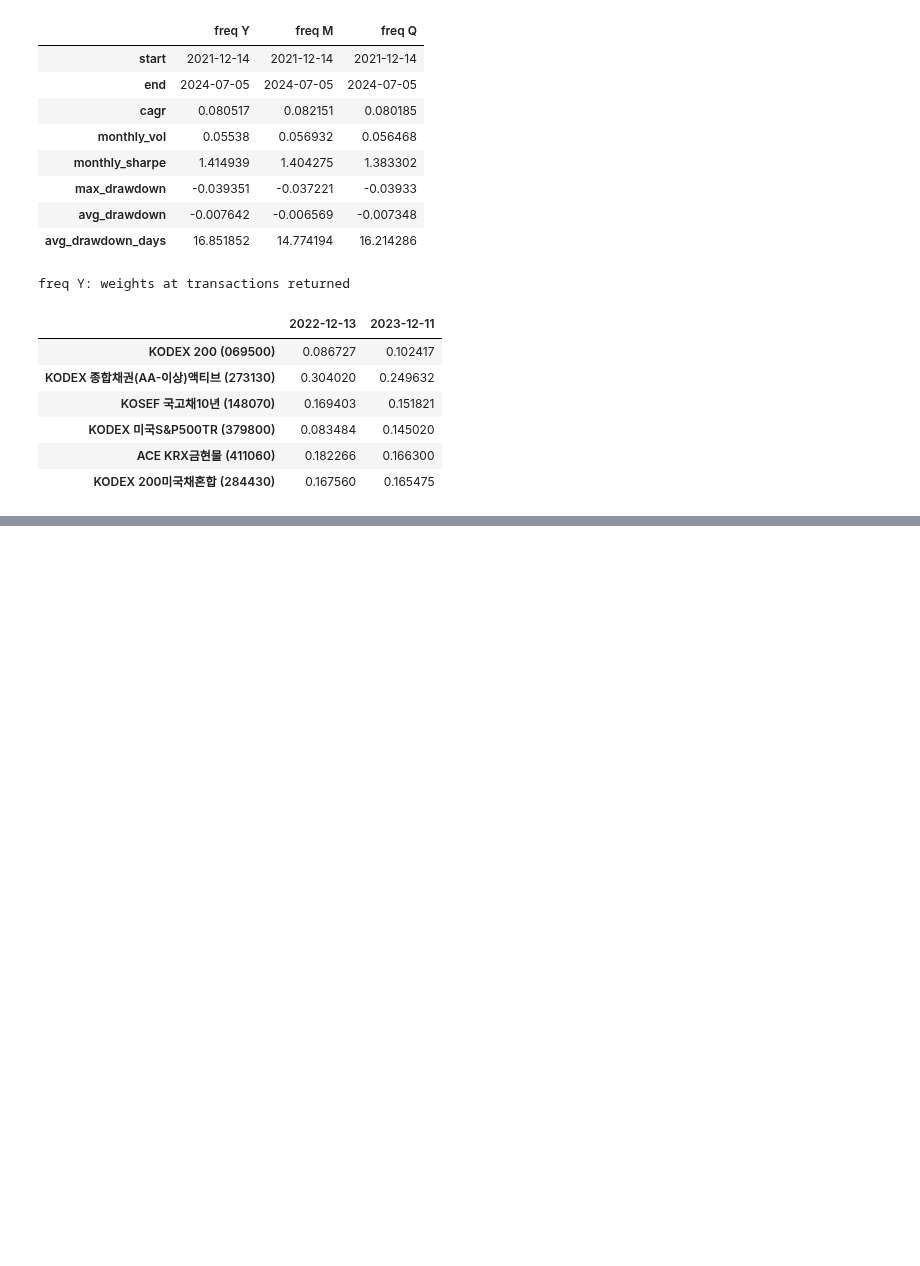
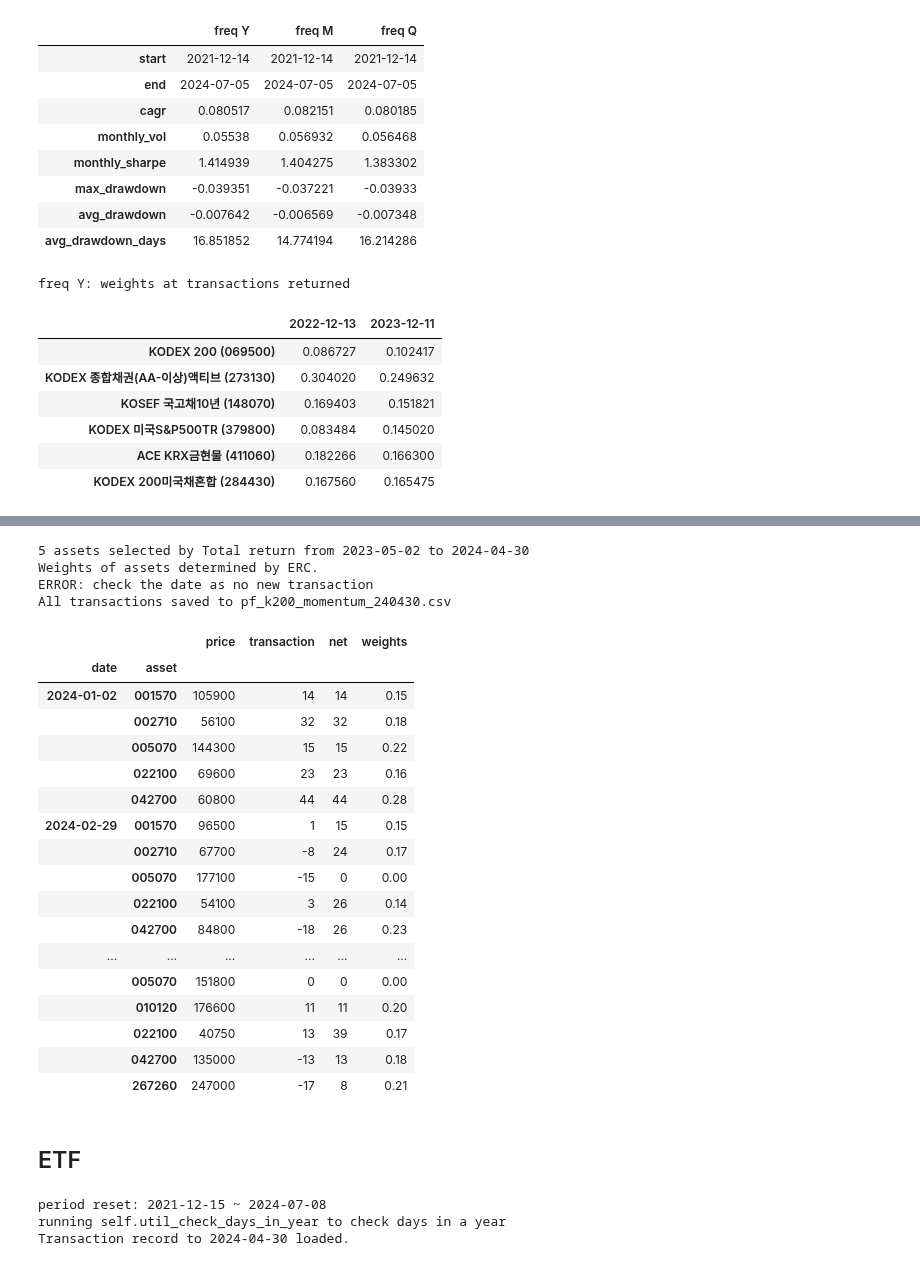
Before and after one commit to lbk209/portfolio, a Jupyter notebook: Asset_Management.ipynb, the cells around one changed output, grey strips where cells are left out. Cells and saved outputs as stored; diff of their text form; code cells hidden in the pictures; blank space fills up the shorter version.

```diff
--- a/Asset_Management.ipynb
+++ b/Asset_Management.ipynb
@@ -11,6 +11,7 @@ metrics2 = [
 ]
 
 path_data = 'data'
+path_tran = 'transaction'
 # %% [markdown]
 # Universe
 # %% [markdown]
@@ -293,0 +230,6 @@ b3
+# %%
+file_record = 'pf_k200_momentum_240101.csv'
+
+pf_k200 = MomentumPortfolio(df_k200, file_record,
+                            path=path_tran, days_in_year=246,
+                            asset_names=assetnames_k200)
@@ -293,0 +240,3 @@ b3
+# %%
+df = pf_k200.transaction_pipeline(date='2024-01-02')
+df
@@ -293,0 +255,38 @@ b3
+# %%
+df = pf_k200.transaction_pipeline(date='2024-05-01', record=df, save=True)
+df
+# %% [output]
+5 assets selected by Total return from 2023-05-02 to 2024-04-30
+Weights of assets determined by ERC.
+ERROR: check the date as no new transaction
+All transactions saved to pf_k200_momentum_240430.csv
+|  |  | price | transaction | net | weights |
+| date | asset |  |  |  |  |
+| 2024-01-02 | 001570 | 105900 | 14 | 14 | 0.15 |
+|  | 002710 | 56100 | 32 | 32 | 0.18 |
+|  | 005070 | 144300 | 15 | 15 | 0.22 |
+|  | 022100 | 69600 | 23 | 23 | 0.16 |
+|  | 042700 | 60800 | 44 | 44 | 0.28 |
+| 2024-02-29 | 001570 | 96500 | 1 | 15 | 0.15 |
+|  | 002710 | 67700 | -8 | 24 | 0.17 |
+|  | 005070 | 177100 | -15 | 0 | 0.00 |
+|  | 022100 | 54100 | 3 | 26 | 0.14 |
+|  | 042700 | 84800 | -18 | 26 | 0.23 |
+| ... | ... | ... | ... | ... | ... |
+|  | 005070 | 151800 | 0 | 0 | 0.00 |
+|  | 010120 | 176600 | 11 | 11 | 0.20 |
+|  | 022100 | 40750 | 13 | 39 | 0.17 |
+|  | 042700 | 135000 | -13 | 13 | 0.18 |
+|  | 267260 | 247000 | -17 | 8 | 0.21 |
+# %% [markdown]
+## ETF
+# %%
+#file_record = 'pf_etf_static_240102.csv'
+file_record = 'pf_etf_static_240430.csv'
+
+pf_etf = StaticPortfolio(df_etf, file_record,
+                         path=path_tran, days_in_year=245)
+# %% [output]
+period reset: 2021-12-15 ~ 2024-07-08
+running self.util_check_days_in_year to check days in a year
+Transaction record to 2024-04-30 loaded.
```
Also changed, not shown: parts of 12 cells of this notebook, 1 other file.
